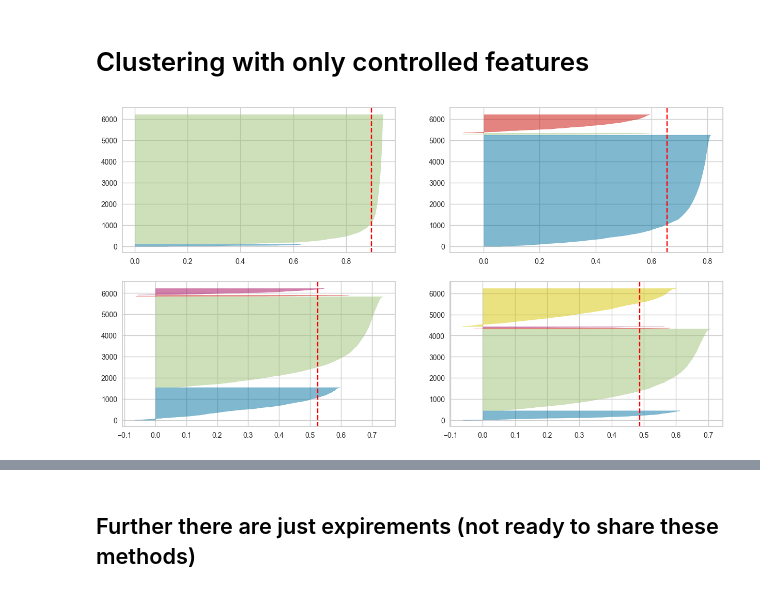
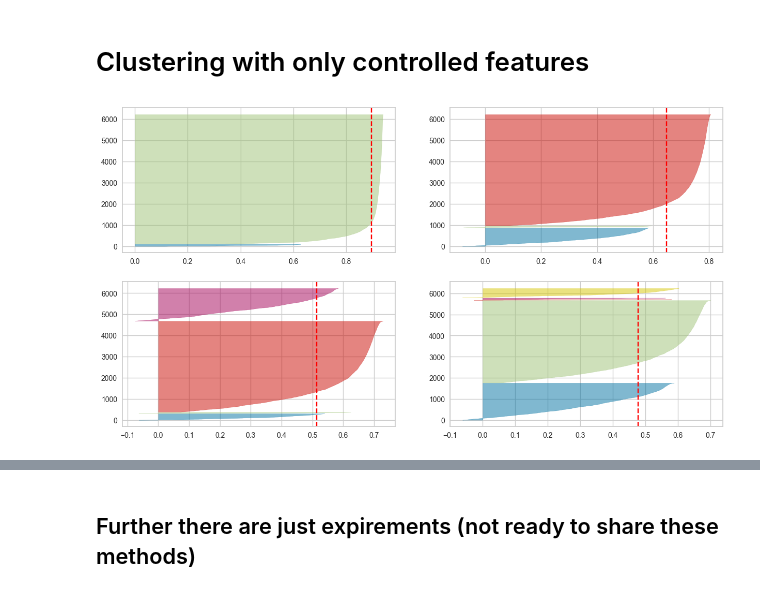
Before and after one commit to sophia-vdovkina/ehr-graph, a Jupyter notebook: notebooks/research.ipynb, the cells around one changed output, grey strips where cells are left out. Drawn from its saved outputs; the diff is of its cells as text; code cells hidden in the pictures.

```diff
--- a/notebooks/research.ipynb
+++ b/notebooks/research.ipynb
@@ -255,7 +261,7 @@ Straightforward approach with kmeans
 # %%
 from sklearn.cluster import KMeans
 
-NUM_CLUSTERS = 6
+NUM_CLUSTERS = 4
 km = KMeans(n_clusters=NUM_CLUSTERS, max_iter=10000, n_init=50, random_state=42).fit(new_df)
 km
 # %% [output]
@@ -421,4 +420,11 @@ silhouette_score(cosine_sim_features, km.labels_)
 0.42272859093014287
 # %% [markdown]
 # Clustering with only controlled features
+# %%
+chosen_columns = ['Температура_dinam_fact', 'Лимфоциты#_dinam_fact', 'АСТ_dinam_fact', 'ЧСС_dinam_fact',
+       'ЧДД_dinam_fact', 'Билирубин общий_dinam_fact', 'MPV- Средн.объем тромбоцитов_dinam_fact', 'PCT- Тромбокрит_dinam_fact',
+       'Лимфоциты%_dinam_fact', 'снижение_сознания_dinam_fact', 'Cтепень тяжести по КТ_dinam_fact', 'Лактатдегидрогеназа_dinam_fact',
+       'PDW- Индекс расп.по объему тр._dinam_fact', 'age_stat_fact', 'long_observation_tar',
+       'outcome_tar', 'current_process_duration']
+df_fact = df[chosen_columns]
 # %%
@@ -426,18 +432,18 @@ df_controlled = df.loc[:, df.columns.str.endswith('fact')]
 # %%
 from yellowbrick.cluster import SilhouetteVisualizer
 
 fig, ax = plt.subplots(2, 2, figsize=(15,8))
 for i in [2, 3, 4, 5]:
     '''
     Create KMeans instance for different number of clusters
     '''
     km = KMeans(n_clusters=i, init='k-means++', n_init=50, max_iter=10000, random_state=42)
     q, mod = divmod(i, 2)
     '''
     Create SilhouetteVisualizer instance with KMeans instance
     Fit the visualizer
     '''
     visualizer = SilhouetteVisualizer(km, colors='yellowbrick', ax=ax[q-1][mod])
-    visualizer.fit(df_controlled)
+    visualizer.fit(df_fact)
 # %% [output]
-[figure, old version]
+[figure, new version]
```
Also changed, not shown: parts of 18 cells of this notebook.
